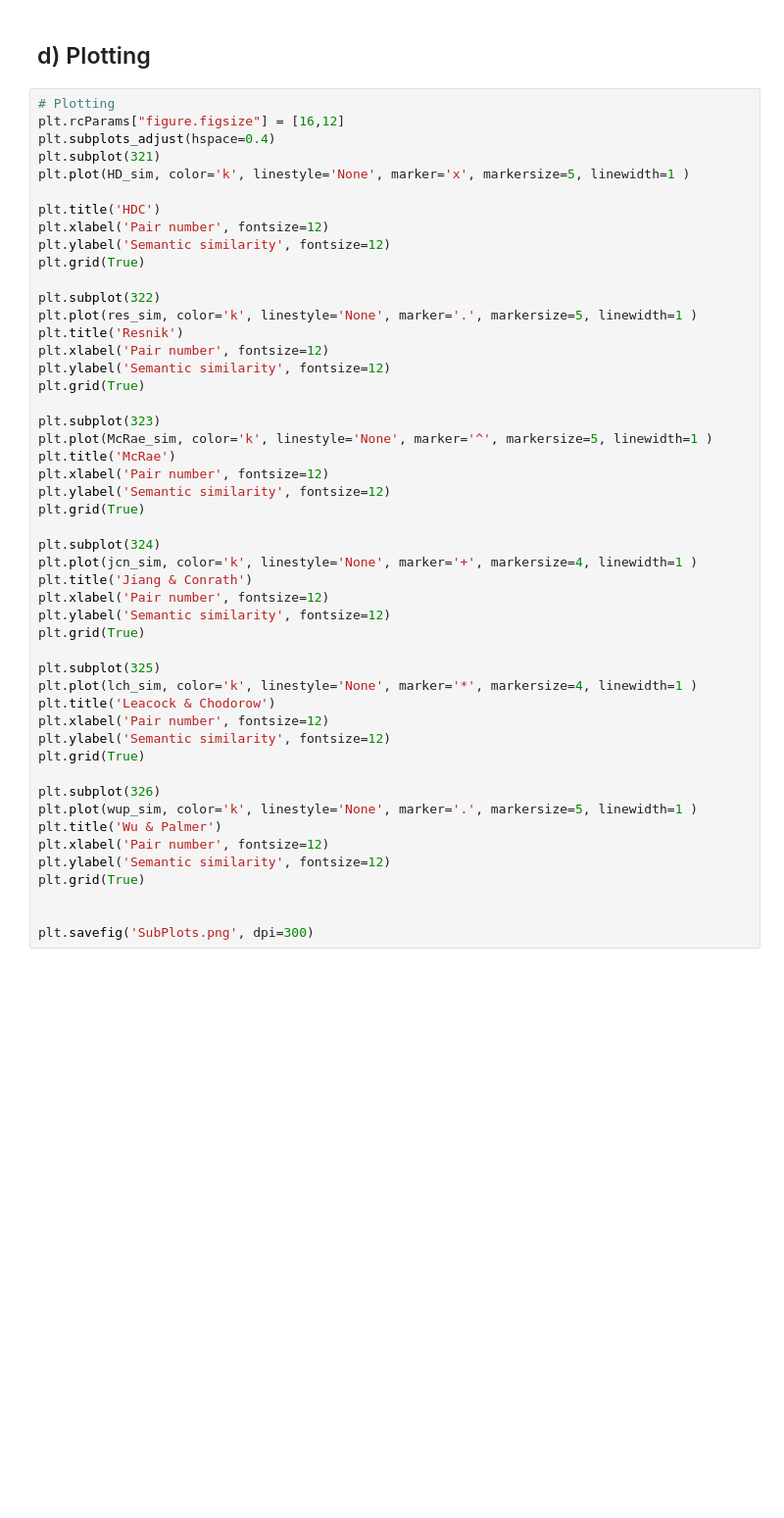
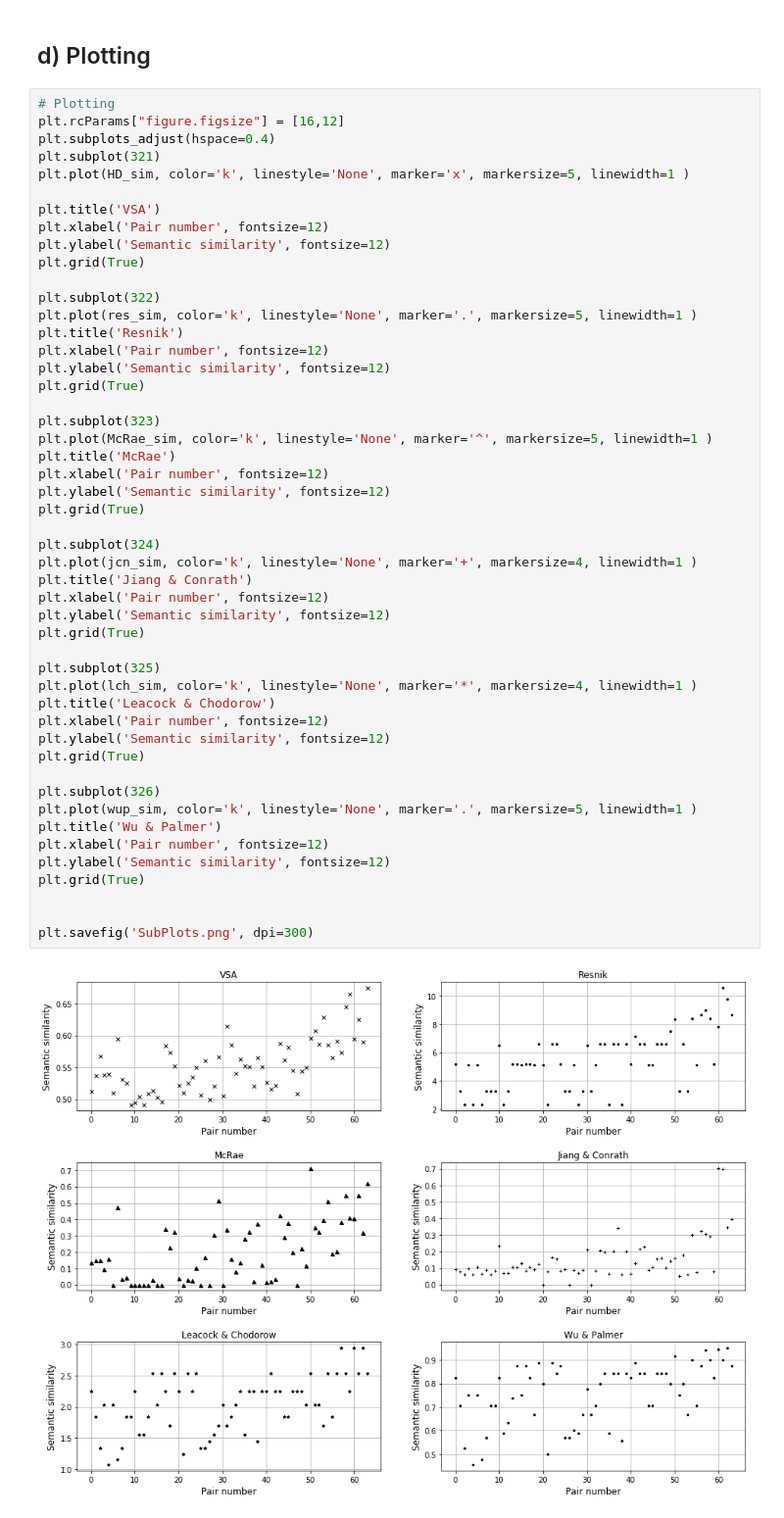
Before and after one commit to jobquiroz/VSA_concepts, a Jupyter notebook: Code/Experiments.ipynb, the cells around one changed output. Shown at 98% size. Saved outputs shown, nothing was run; the diff lists cells and outputs as text; blank space fills up the shorter version.

```diff
--- a/Code/Experiments.ipynb
+++ b/Code/Experiments.ipynb
@@ -194,7 +213,7 @@ plt.subplots_adjust(hspace=0.4)
 plt.subplot(321)
 plt.plot(HD_sim, color='k', linestyle='None', marker='x', markersize=5, linewidth=1 )
 
-plt.title('HDC')
+plt.title('VSA')
 plt.xlabel('Pair number', fontsize=12)
 plt.ylabel('Semantic similarity', fontsize=12)
 plt.grid(True)
@@ -209,30 +228,32 @@ plt.grid(True)
 plt.subplot(323)
 plt.plot(McRae_sim, color='k', linestyle='None', marker='^', markersize=5, linewidth=1 )
 plt.title('McRae')
 plt.xlabel('Pair number', fontsize=12)
 plt.ylabel('Semantic similarity', fontsize=12)
 plt.grid(True)
 
 plt.subplot(324)
 plt.plot(jcn_sim, color='k', linestyle='None', marker='+', markersize=4, linewidth=1 )
 plt.title('Jiang & Conrath')
 plt.xlabel('Pair number', fontsize=12)
 plt.ylabel('Semantic similarity', fontsize=12)
 plt.grid(True)
 
 plt.subplot(325)
 plt.plot(lch_sim, color='k', linestyle='None', marker='*', markersize=4, linewidth=1 )
 plt.title('Leacock & Chodorow')
 plt.xlabel('Pair number', fontsize=12)
 plt.ylabel('Semantic similarity', fontsize=12)
 plt.grid(True)
 
 plt.subplot(326)
 plt.plot(wup_sim, color='k', linestyle='None', marker='.', markersize=5, linewidth=1 )
 plt.title('Wu & Palmer')
 plt.xlabel('Pair number', fontsize=12)
 plt.ylabel('Semantic similarity', fontsize=12)
 plt.grid(True)
 
 
 plt.savefig('SubPlots.png', dpi=300)
+# %% [output]
+[figure, added]
```
Also changed, not shown: parts of 5 cells of this notebook, 4 other files.
